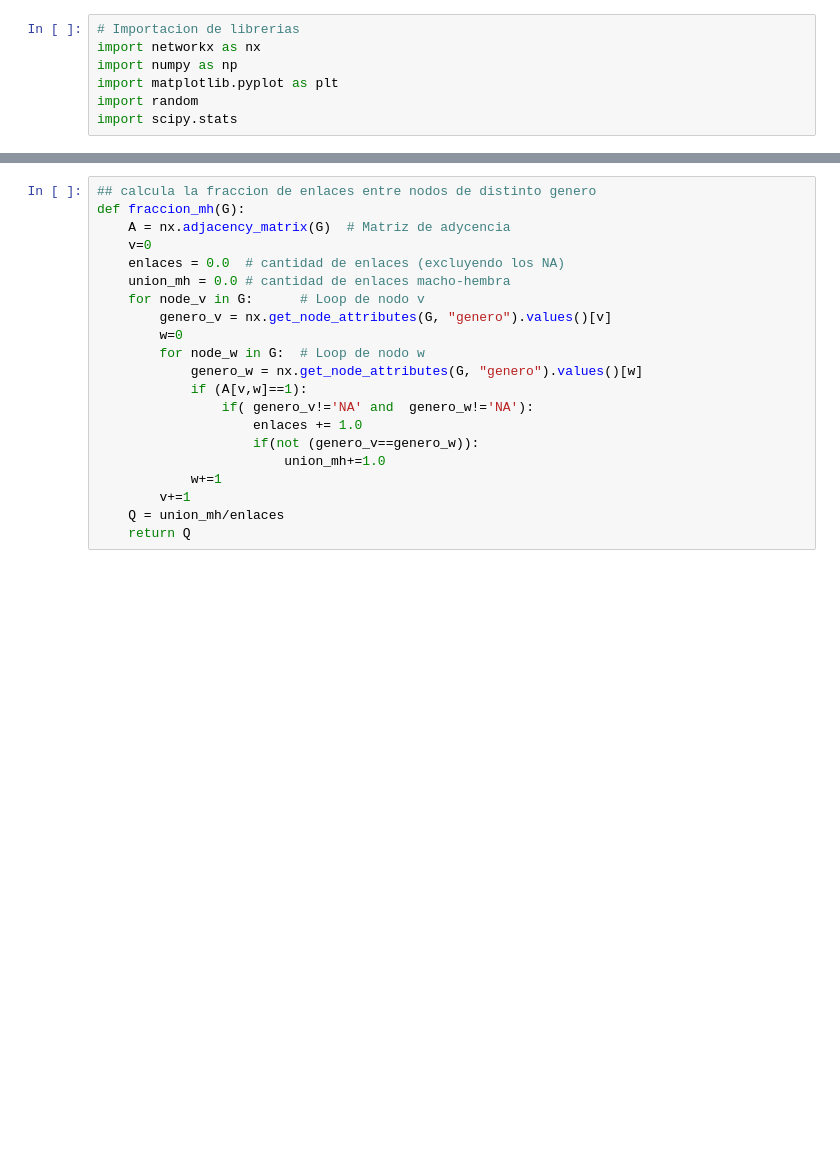
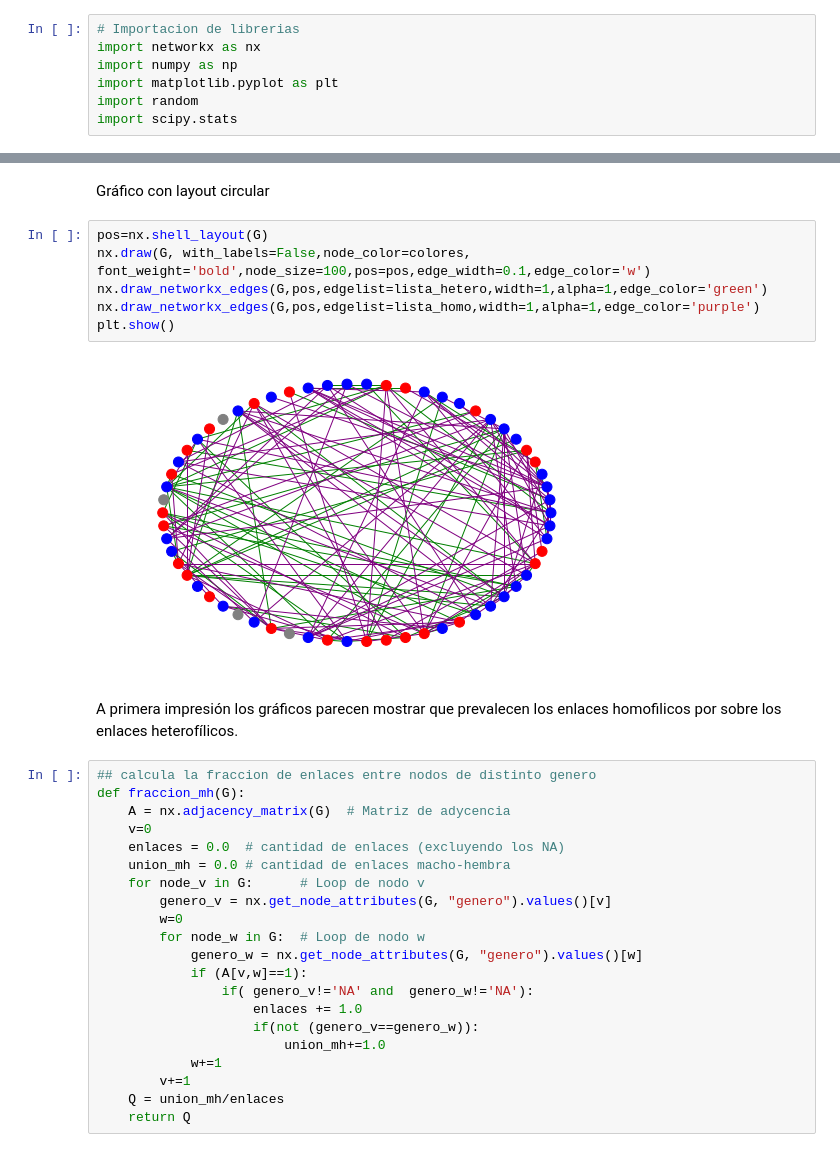
Before and after one commit to ignaciosticco/sistemas-complejos, a Jupyter notebook: tp1/ej2/ej2.ipynb, the cells around one changed output, grey strips where cells are left out. Drawn from its saved outputs; the diff is of its cells as text; blank space fills up the shorter version.

```diff
--- a/tp1/ej2/ej2.ipynb
+++ b/tp1/ej2/ej2.ipynb
@@ -63,3 +79,15 @@ plt.show()
+# %% [markdown]
+Gráfico con layout circular
+# %%
+pos=nx.shell_layout(G)
+nx.draw(G, with_labels=False,node_color=colores, font_weight='bold',node_size=100,pos=pos,edge_width=0.1,edge_color='w')
+nx.draw_networkx_edges(G,pos,edgelist=lista_hetero,width=1,alpha=1,edge_color='green')
+nx.draw_networkx_edges(G,pos,edgelist=lista_homo,width=1,alpha=1,edge_color='purple')
+plt.show()
+# %% [output]
+[figure, added]
+# %% [markdown]
+A primera impresión los gráficos parecen mostrar que prevalecen los enlaces homofilicos por sobre los enlaces heterofílicos.
 # %%
 ## calcula la fraccion de enlaces entre nodos de distinto genero
 def fraccion_mh(G):
```
Also changed, not shown: parts of 9 cells of this notebook, 1 other file.
